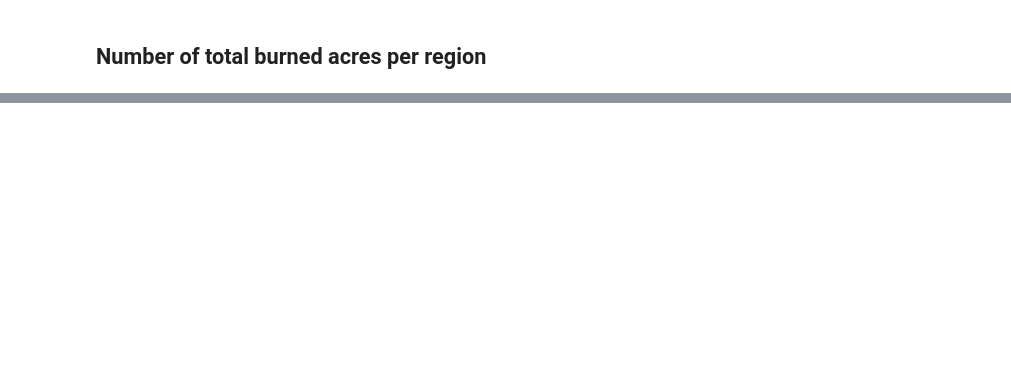
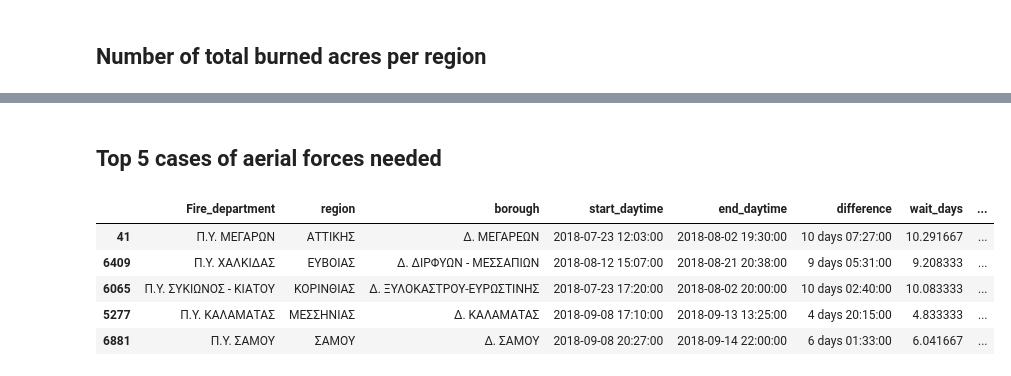
Before and after one commit to kosmaspanag/data-studio-projects, a Jupyter notebook: Weekly projects/Fires_in Greece/Fires in Greece.ipynb, the cells around one changed output, grey strips where cells are left out. Saved outputs shown, nothing was run; the diff lists cells and outputs as text; code cells hidden in the pictures; blank space fills up the shorter version.

```diff
--- a/Weekly projects/Fires_in Greece/Fires in Greece.ipynb
+++ b/Weekly projects/Fires_in Greece/Fires in Greece.ipynb
@@ -454,0 +463,11 @@ df.sort_values(by ='extinguish_date', ascending=False).head(5)
+# %% [markdown]
+## Top 5 cases of aerial forces needed
+# %%
+df.sort_values(by ='total_aerial_forces', ascending=False).head(5)
+# %% [output]
+|  | Fire_department | region | borough | start_daytime | end_daytime | difference | wait_days | ... |
+| 41 | Π.Υ. ΜΕΓΑΡΩΝ | ΑΤΤΙΚΗΣ | Δ. ΜΕΓΑΡΕΩΝ | 2018-07-23 12:03:00 | 2018-08-02 19:30:00 | 10 days 07:27:00 | 10.291667 | ... |
+| 6409 | Π.Υ. ΧΑΛΚΙΔΑΣ | ΕΥΒΟΙΑΣ | Δ. ΔΙΡΦΥΩΝ - ΜΕΣΣΑΠΙΩΝ | 2018-08-12 15:07:00 | 2018-08-21 20:38:00 | 9 days 05:31:00 | 9.208333 | ... |
+| 6065 | Π.Υ. ΣΥΚΙΩΝΟΣ - ΚΙΑΤΟΥ | ΚΟΡΙΝΘΙΑΣ | Δ. ΞΥΛΟΚΑΣΤΡΟΥ-ΕΥΡΩΣΤΙΝΗΣ | 2018-07-23 17:20:00 | 2018-08-02 20:00:00 | 10 days 02:40:00 | 10.083333 | ... |
+| 5277 | Π.Υ. ΚΑΛΑΜΑΤΑΣ | ΜΕΣΣΗΝΙΑΣ | Δ. ΚΑΛΑΜΑΤΑΣ | 2018-09-08 17:10:00 | 2018-09-13 13:25:00 | 4 days 20:15:00 | 4.833333 | ... |
+| 6881 | Π.Υ. ΣΑΜΟΥ | ΣΑΜΟΥ | Δ. ΣΑΜΟΥ | 2018-09-08 20:27:00 | 2018-09-14 22:00:00 | 6 days 01:33:00 | 6.041667 | ... |
```
Also changed, not shown: parts of 11 cells of this notebook.
